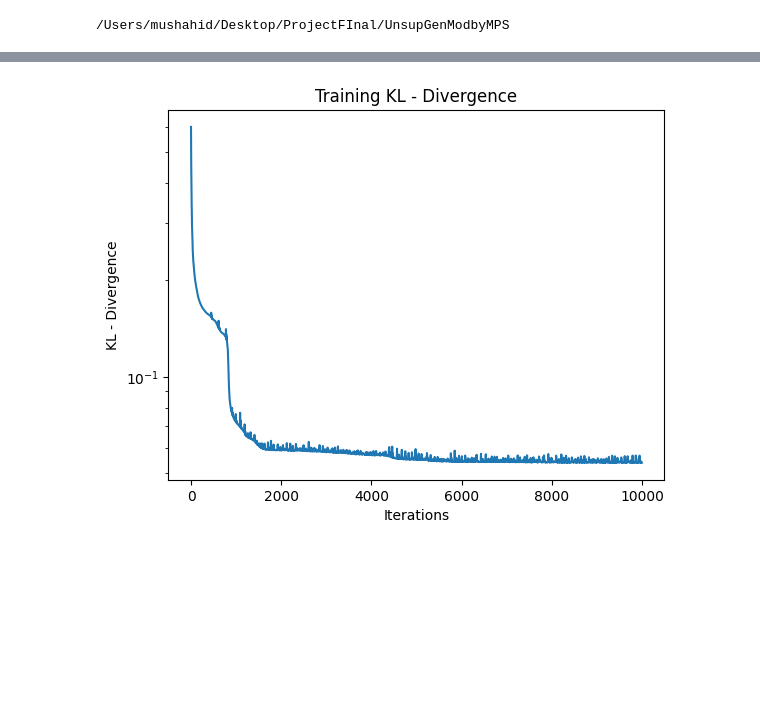
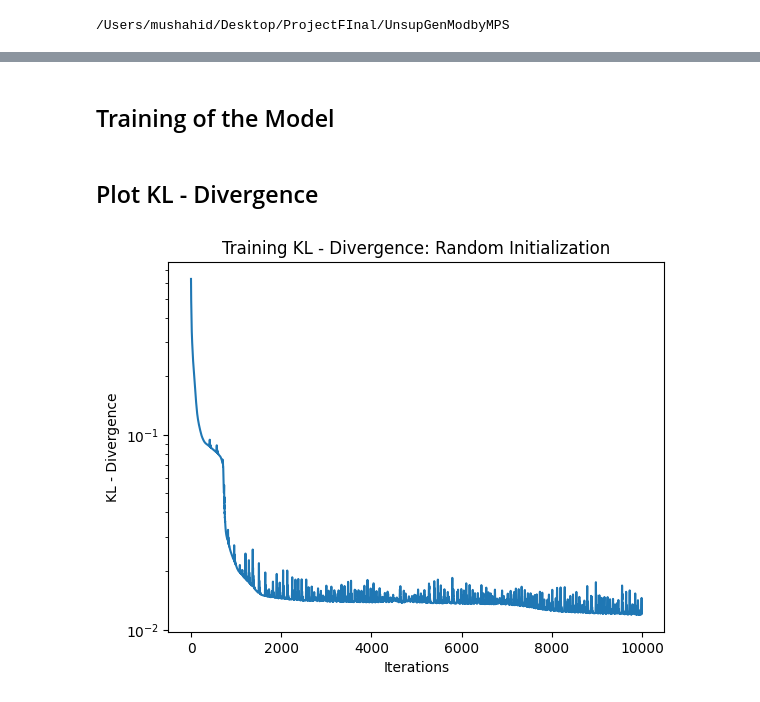
Before and after one commit to congzlwag/UnsupGenModbyMPS, a Jupyter notebook: sandbox/demo-jax-jit_random_init.ipynb, the cells around one changed output, grey strips where cells are left out. Drawn from its saved outputs; the diff is of its cells as text; code cells hidden in the pictures; blank space fills up the shorter version.

```diff
--- a/sandbox/demo-jax-jit_random_init.ipynb
+++ b/sandbox/demo-jax-jit_random_init.ipynb
@@ -22,0 +25,4 @@ from MPScumulant import MPS_c
+# %%
+weights_random = jnp.array(pnp.random.normal(size=(88, 15), requires_grad=True))
+
+weights_near_unitary = jnp.array(pnp.random.uniform(low = -0.01, high=0.01, size=(88, 15), requires_grad=True))
@@ -67,8 +57,31 @@ for it in tqdm(range(N_ITS)):
+# %% [markdown]
+## Training of the Model
+# %%
+N_ITS = 10000
+LEARNING_RATE = 0.01
+
+opt_exc = optax.adam(LEARNING_RATE)
+opt_state = opt_exc.init(weights_random)
+loss_track = []
+
+@jax.jit
+def loss(weights):
+    probs = random_initialized_circuit(weights)()
+    return metrics.kl_divergence_synergy_paper(2 ** 12, probs)
+
+
+for it in tqdm(range(N_ITS)):
+    grads = jax.grad(loss)(weights_random)
+    updates, opt_state = opt_exc.update(grads, opt_state)
+    weights_random = optax.apply_updates(weights_random, updates)
+    loss_track.append(loss(weights_random))
+# %% [markdown]
+## Plot KL - Divergence
 # %%
 plt.plot(loss_track)
-plt.title('Training KL - Divergence')
+plt.title('Training KL - Divergence: Random Initialization')
 plt.xlabel('Iterations')
 plt.ylabel('KL - Divergence')
 plt.yscale('log')
 # %% [output]
-[figure, old version]
+[figure, new version]
```
Also changed, not shown: parts of 7 cells of this notebook.
